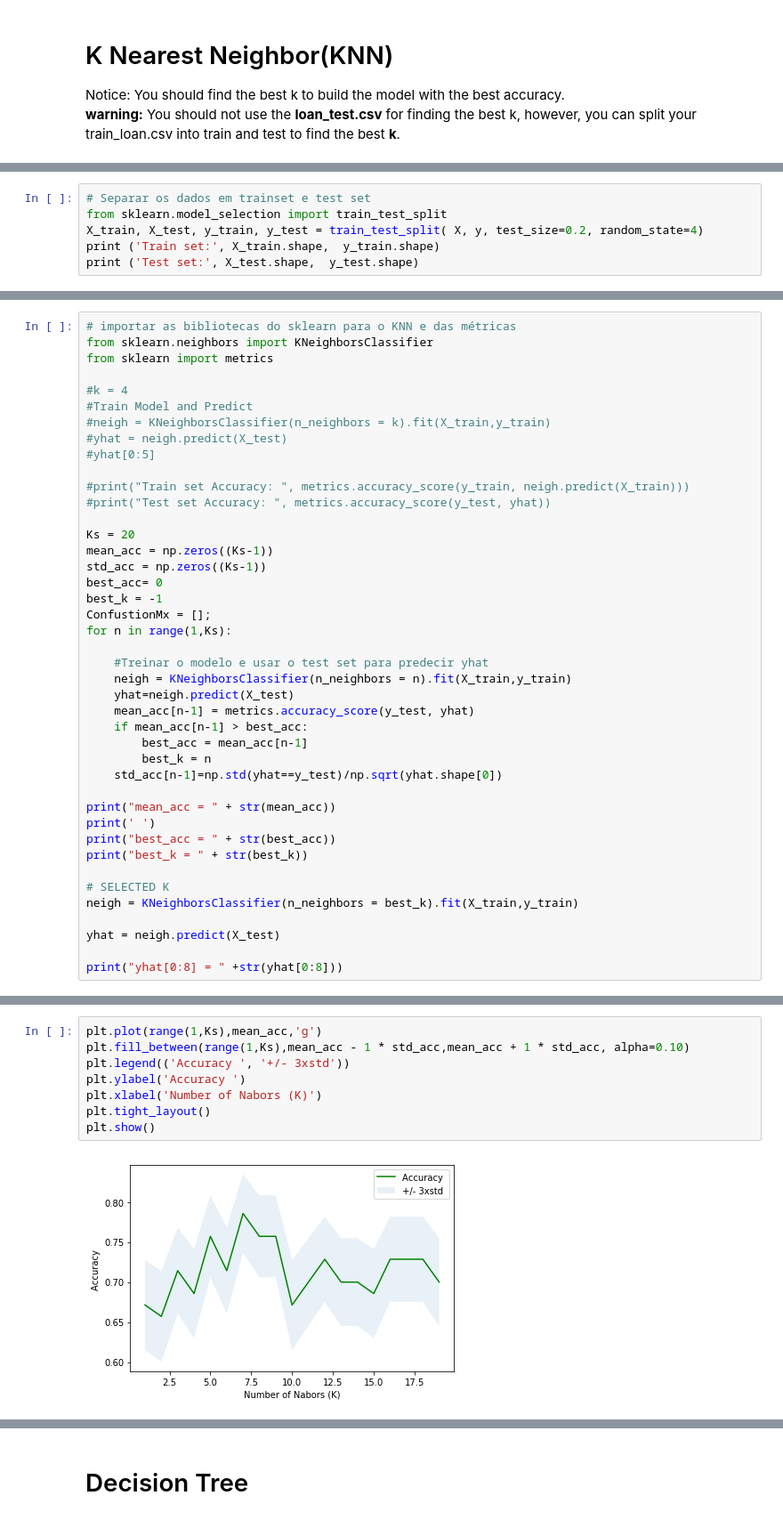
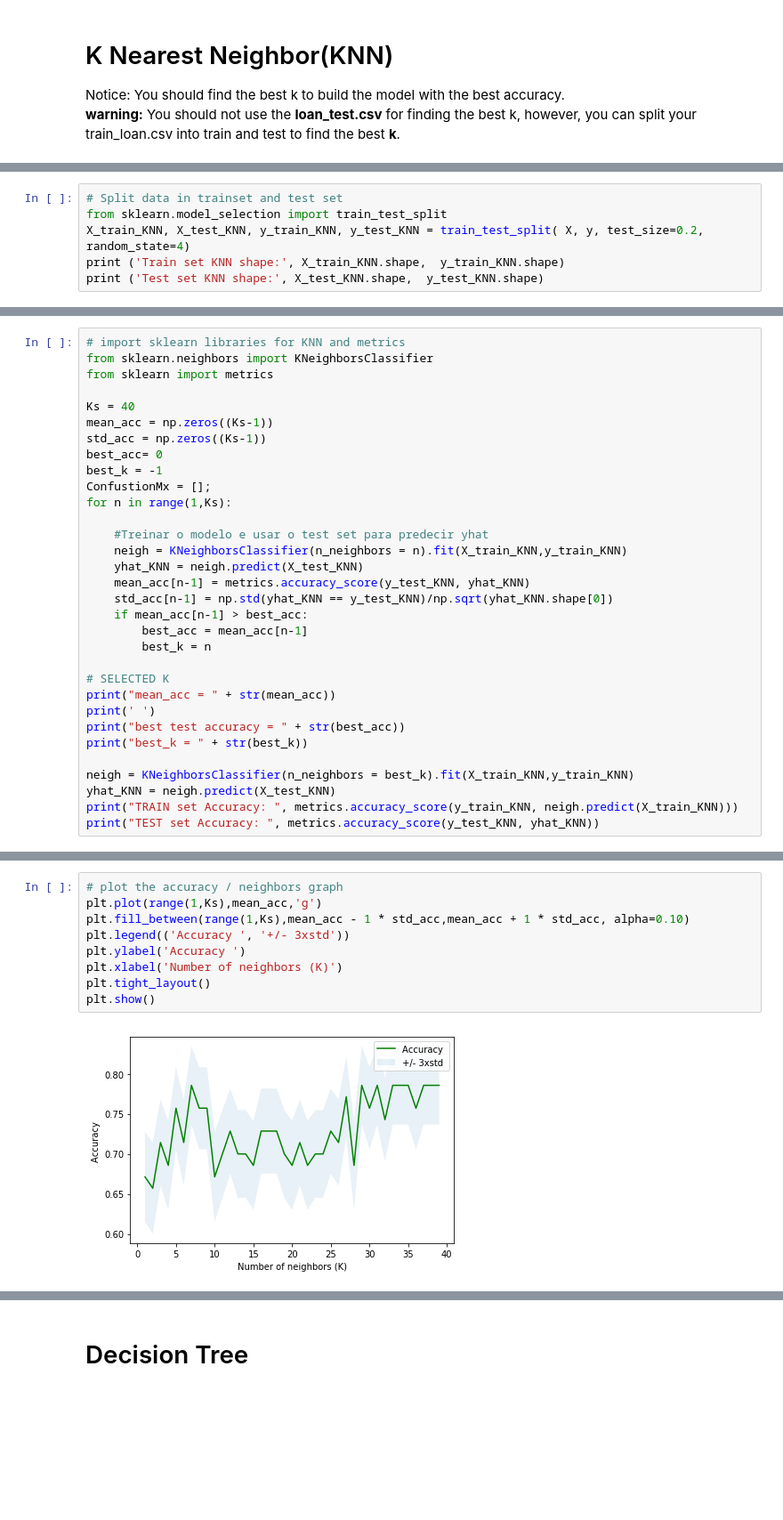
Before and after one commit to gezamboni/IBM-Machine-Learning, a Jupyter notebook: GEZ-Notebook.ipynb, the cells around one changed output, grey strips where cells are left out. Shown at 89% size. Cells and saved outputs as stored; diff of their text form; blank space fills up the shorter version.

```diff
--- a/GEZ-Notebook.ipynb
+++ b/GEZ-Notebook.ipynb
@@ -356,7 +274,7 @@ Notice: You should find the best k to build the model with the best accuracy.
 # %%
-# Separar os dados em trainset e test set
+# Split data in trainset and test set
 from sklearn.model_selection import train_test_split
-X_train, X_test, y_train, y_test = train_test_split( X, y, test_size=0.2, random_state=4)
-print ('Train set:', X_train.shape,  y_train.shape)
-print ('Test set:', X_test.shape,  y_test.shape)
+X_train_KNN, X_test_KNN, y_train_KNN, y_test_KNN = train_test_split( X, y, test_size=0.2, random_state=4)
+print ('Train set KNN shape:', X_train_KNN.shape,  y_train_KNN.shape)
+print ('Test set KNN shape:', X_test_KNN.shape,  y_test_KNN.shape)
 # %% [output]
@@ -367,18 +283,9 @@ Test set: (70, 8) (70,)
 # %%
-# importar as bibliotecas do sklearn para o KNN e das métricas
+# import sklearn libraries for KNN and metrics
 from sklearn.neighbors import KNeighborsClassifier
 from sklearn import metrics
 
-#k = 4
-#Train Model and Predict
-#neigh = KNeighborsClassifier(n_neighbors = k).fit(X_train,y_train)
-#yhat = neigh.predict(X_test)
-#yhat[0:5]
-
-#print("Train set Accuracy: ", metrics.accuracy_score(y_train, neigh.predict(X_train)))
-#print("Test set Accuracy: ", metrics.accuracy_score(y_test, yhat))
-
-Ks = 20
+Ks = 40
 mean_acc = np.zeros((Ks-1))
 std_acc = np.zeros((Ks-1))
 best_acc= 0
@@ -387,23 +294,22 @@ ConfustionMx = [];
 for n in range(1,Ks):
 
     #Treinar o modelo e usar o test set para predecir yhat
-    neigh = KNeighborsClassifier(n_neighbors = n).fit(X_train,y_train)
-    yhat=neigh.predict(X_test)
-    mean_acc[n-1] = metrics.accuracy_score(y_test, yhat)
+    neigh = KNeighborsClassifier(n_neighbors = n).fit(X_train_KNN,y_train_KNN)
+    yhat_KNN = neigh.predict(X_test_KNN)
+    mean_acc[n-1] = metrics.accuracy_score(y_test_KNN, yhat_KNN)
+    std_acc[n-1] = np.std(yhat_KNN == y_test_KNN)/np.sqrt(yhat_KNN.shape[0])
     if mean_acc[n-1] > best_acc:
         best_acc = mean_acc[n-1]
         best_k = n
-    std_acc[n-1]=np.std(yhat==y_test)/np.sqrt(yhat.shape[0])
 
+# SELECTED K
 print("mean_acc = " + str(mean_acc))
 print(' ')
-print("best_acc = " + str(best_acc))
+print("best test accuracy = " + str(best_acc))
 print("best_k = " + str(best_k))
 
-# SELECTED K
-neigh = KNeighborsClassifier(n_neighbors = best_k).fit(X_train,y_train)
-
-yhat = neigh.predict(X_test)
-
-print("yhat[0:8] = " +str(yhat[0:8]))
+neigh = KNeighborsClassifier(n_neighbors = best_k).fit(X_train_KNN,y_train_KNN)
+yhat_KNN = neigh.predict(X_test_KNN)
+print("TRAIN set Accuracy: ", metrics.accuracy_score(y_train_KNN, neigh.predict(X_train_KNN)))
+print("TEST set Accuracy: ", metrics.accuracy_score(y_test_KNN, yhat_KNN))
 # %% [output]
@@ -419,10 +328,11 @@ yhat[0:8] = ['PAIDOFF' 'PAIDOFF' 'PAIDOFF' 'PAIDOFF' 'PAIDOFF' 'PAIDOFF' 'COLLEC
 # %%
+# plot the accuracy / neighbors graph
 plt.plot(range(1,Ks),mean_acc,'g')
 plt.fill_between(range(1,Ks),mean_acc - 1 * std_acc,mean_acc + 1 * std_acc, alpha=0.10)
 plt.legend(('Accuracy ', '+/- 3xstd'))
 plt.ylabel('Accuracy ')
-plt.xlabel('Number of Nabors (K)')
+plt.xlabel('Number of neighbors (K)')
 plt.tight_layout()
 plt.show()
 # %% [output]
-[figure, old version]
+[figure, new version]
```
Also changed, not shown: parts of 85 cells of this notebook.
